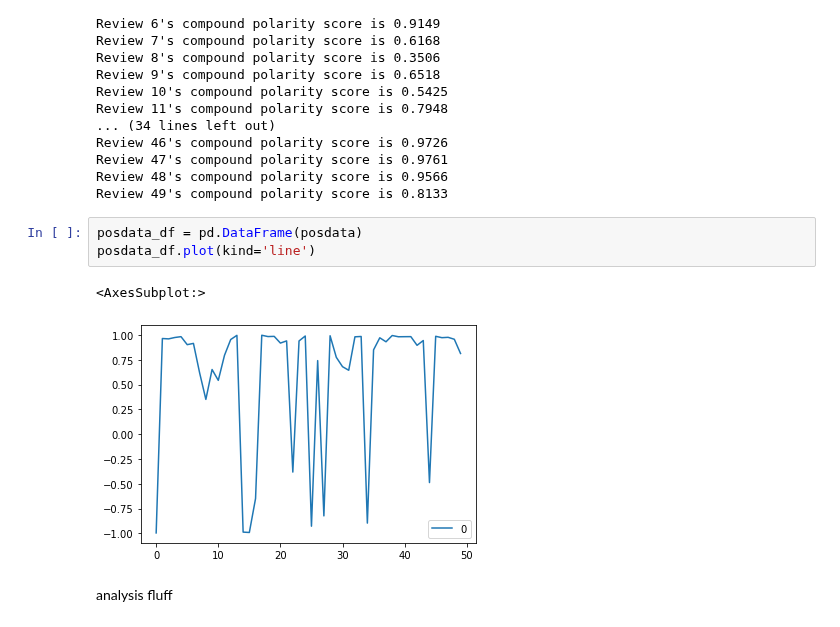
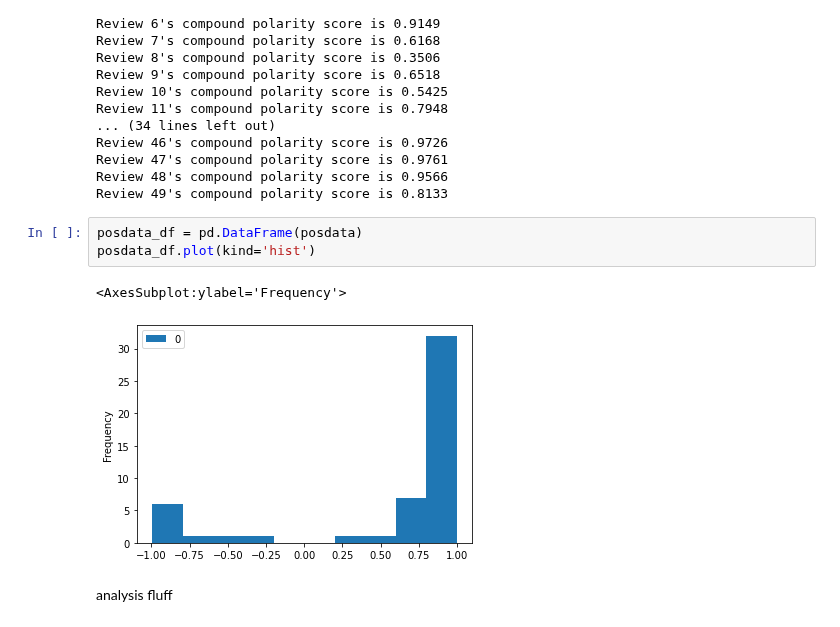
Before and after one commit to Crystalhuynh39/DH-140-Project, a Jupyter notebook: FinalProject.ipynb, the cells around one changed output. Saved outputs shown, nothing was run; the diff lists cells and outputs as text.

```diff
--- a/FinalProject.ipynb
+++ b/FinalProject.ipynb
@@ -588,10 +620,10 @@ Review 48's compound polarity score is 0.9566
 Review 49's compound polarity score is 0.8133
 # %%
 posdata_df = pd.DataFrame(posdata)
-posdata_df.plot(kind='line')
+posdata_df.plot(kind='hist')
 # %% [output]
-<AxesSubplot:>
+<AxesSubplot:ylabel='Frequency'>
-[figure, old version]
+[figure, new version]
 # %% [markdown]
 analysis fluff
 # %%
```
Also changed, not shown: parts of 4 cells of this notebook.
